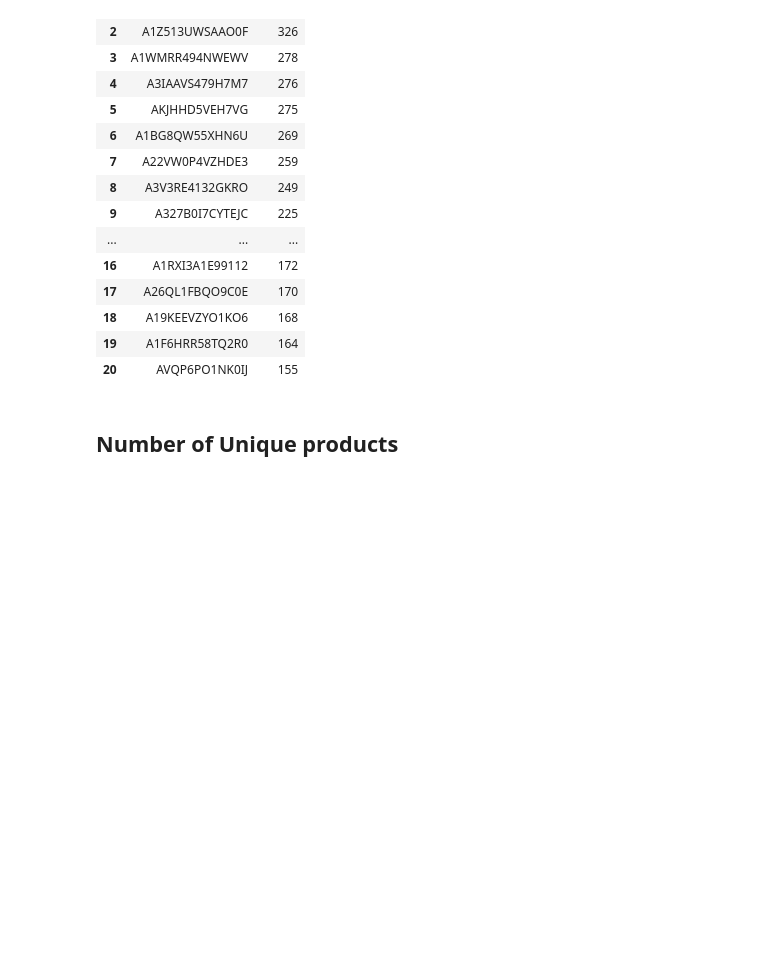
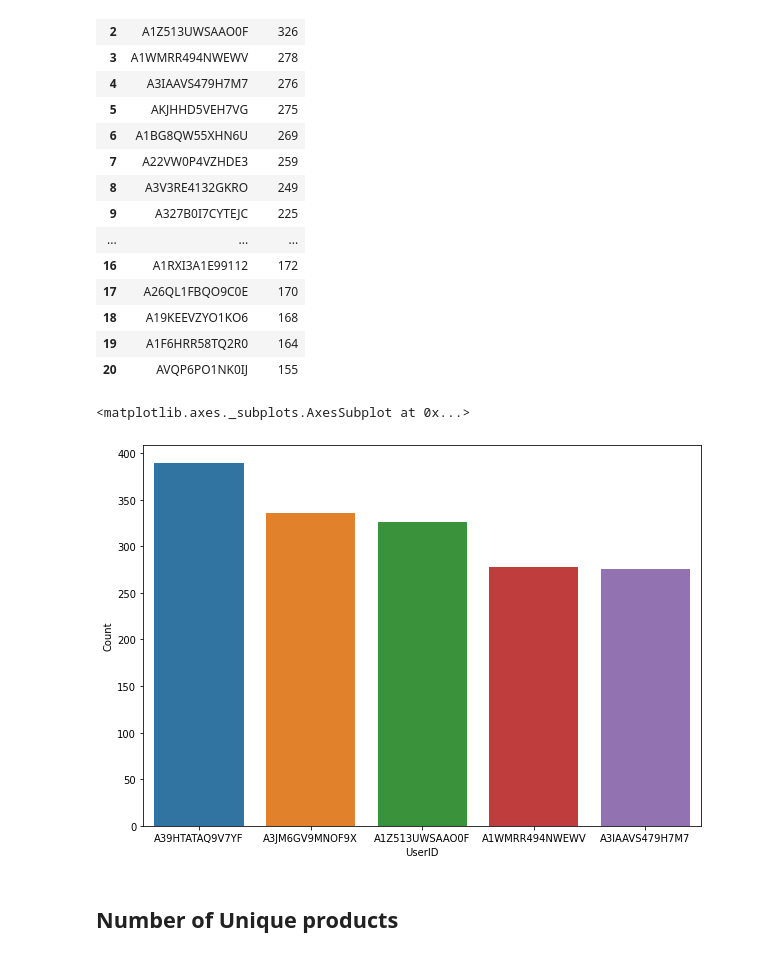
Before and after one commit to arifuddinatif/Product-Recommendation-Engine, a Jupyter notebook: Copy_of_Product_Recommendation_Engine_Capstone_Project.ipynb, the cells around one changed output. Saved outputs shown, nothing was run; the diff lists cells and outputs as text; code cells hidden in the pictures; blank space fills up the shorter version.

```diff
--- a/Copy_of_Product_Recommendation_Engine_Capstone_Project.ipynb
+++ b/Copy_of_Product_Recommendation_Engine_Capstone_Project.ipynb
@@ -35,7 +35,7 @@ import numpy as np
 import matplotlib.pyplot as plt
 import seaborn as sns
 # %%
-df = pd.read_csv('/content/drive/MyDrive/Capstone Project 4/ratings_Beauty.csv')
+df = pd.read_csv('/content/drive/MyDrive/Colab Notebooks/projects/CP-4 Unsupervised Machine Learning - product recommendation engine/dat files/Copy of ratings_Beauty.csv')
 # %%
 df.shape
 # %% [output]
@@ -230,6 +214,12 @@ top_20_Users
 | 18 | A19KEEVZYO1KO6 | 168 |
 | 19 | A1F6HRR58TQ2R0 | 164 |
 | 20 | AVQP6PO1NK0IJ | 155 |
+# %%
+plt.figure(figsize=(10,7))
+sns.barplot(x=top_20_Users['UserID'].head(5),y=top_20_Users['Count'].head(5))
+# %% [output]
+<matplotlib.axes._subplots.AxesSubplot at 0x...>
+[figure, added]
 # %%
 # list(df.loc(df['Rating']>=4.0,df['UserId'].value_counts()))
 # %% [markdown]
```
Also changed, not shown: parts of 2 cells of this notebook.
